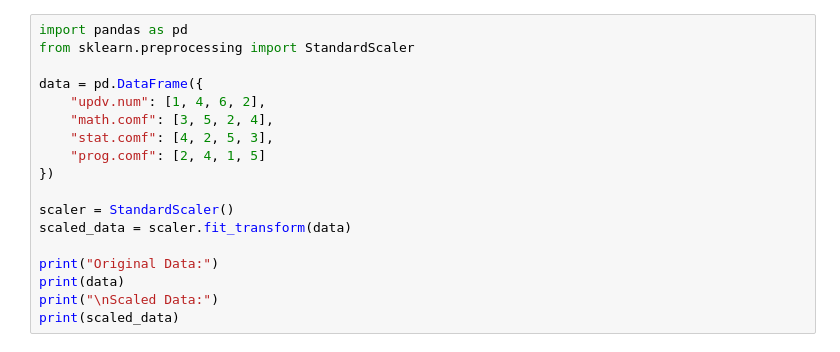
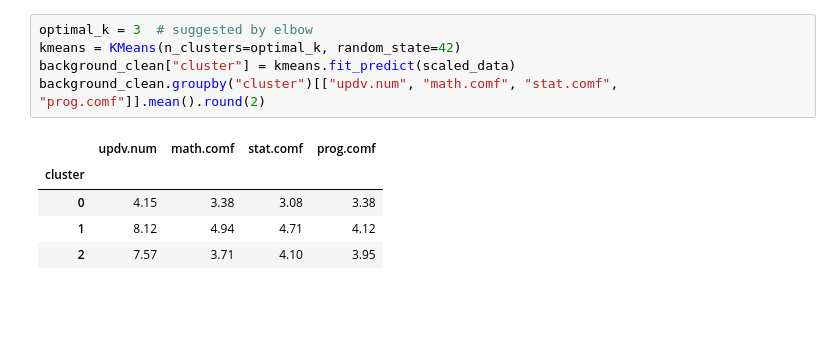
Before and after one commit to pstat197/module-0-class-survey-data-table13, a Jupyter notebook: scripts/Q1_analysis_nathan.ipynb, the cells around one changed output. Drawn from its saved outputs; the diff is of its cells as text; blank space fills up the shorter version.

```diff
--- a/scripts/Q1_analysis_nathan.ipynb
+++ b/scripts/Q1_analysis_nathan.ipynb
@@ -56,18 +38,11 @@ plt.show()
-# %%
-import pandas as pd
-from sklearn.preprocessing import StandardScaler
-
-data = pd.DataFrame({
-    "updv.num": [1, 4, 6, 2],
-    "math.comf": [3, 5, 2, 4],
-    "stat.comf": [4, 2, 5, 3],
-    "prog.comf": [2, 4, 1, 5]
-})
-
-scaler = StandardScaler()
-scaled_data = scaler.fit_transform(data)
-
-print("Original Data:")
-print(data)
-print("\nScaled Data:")
-print(scaled_data)
+# %%
+optimal_k = 3  # suggested by elbow
+kmeans = KMeans(n_clusters=optimal_k, random_state=42)
+background_clean["cluster"] = kmeans.fit_predict(scaled_data)
+background_clean.groupby("cluster")[["updv.num", "math.comf", "stat.comf", "prog.comf"]].mean().round(2)
+# %% [output]
+|  | updv.num | math.comf | stat.comf | prog.comf |
+| cluster |  |  |  |  |
+| 0 | 4.15 | 3.38 | 3.08 | 3.38 |
+| 1 | 8.12 | 4.94 | 4.71 | 4.12 |
+| 2 | 7.57 | 3.71 | 4.10 | 3.95 |
```
Also changed, not shown: parts of 7 cells of this notebook.
